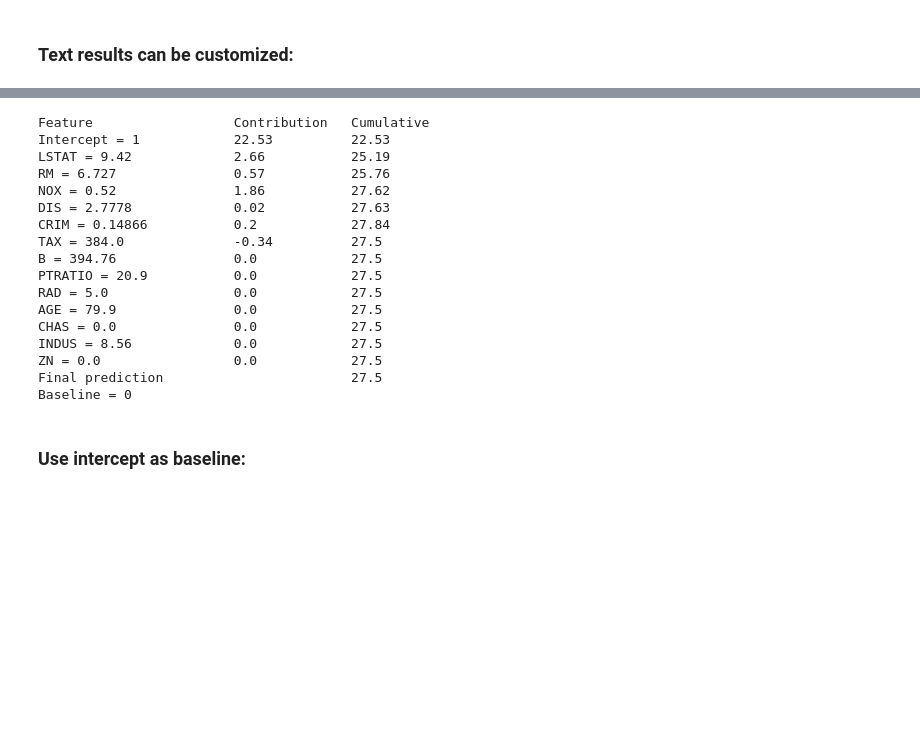
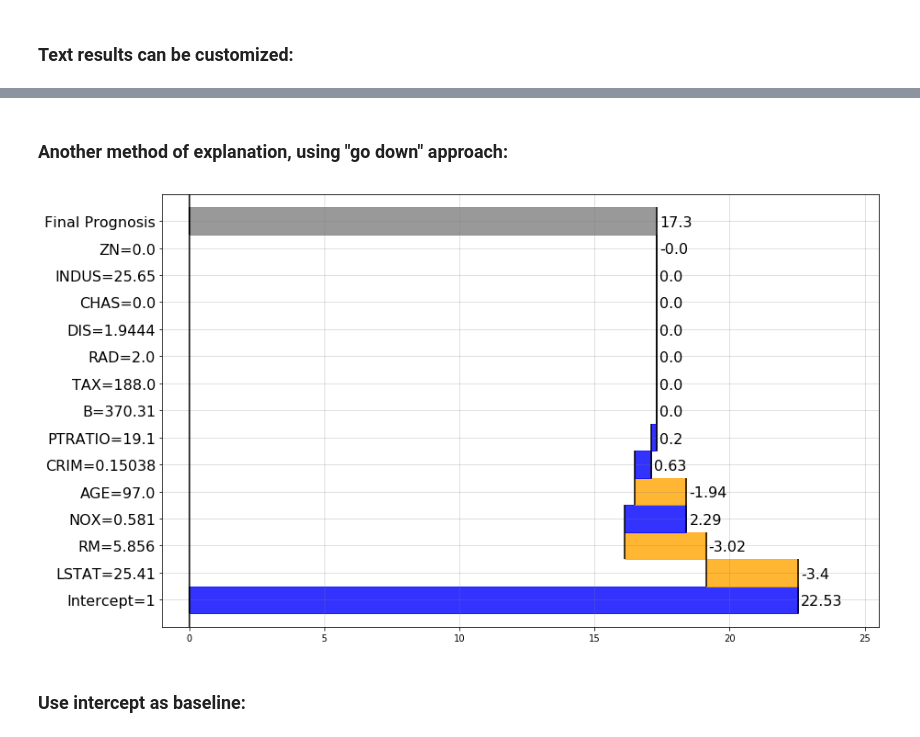
Before and after one commit to MI2DataLab/pyBreakDown, a Jupyter notebook: README.ipynb, the cells around one changed output, grey strips where cells are left out. Saved outputs shown, nothing was run; the diff lists cells and outputs as text; code cells hidden in the pictures; blank space fills up the shorter version.

```diff
--- a/README.ipynb
+++ b/README.ipynb
@@ -77,23 +86,9 @@ Baseline = 0
+# %% [markdown]
+### Another method of explanation, using "go down" approach:
 # %%
-explainer.explain(observation=data[100,:],data=data, direction="down", baseline=0).text()
+explainer.explain(observation=x.data[123,:], direction="down", baseline=0).visualize()
 # %% [output]
-Feature                  Contribution   Cumulative
-Intercept = 1            22.53          22.53
-LSTAT = 9.42             2.66           25.19
-RM = 6.727               0.57           25.76
-NOX = 0.52               1.86           27.62
-DIS = 2.7778             0.02           27.63
-CRIM = 0.14866           0.2            27.84
-TAX = 384.0              -0.34          27.5
-B = 394.76               0.0            27.5
-PTRATIO = 20.9           0.0            27.5
-RAD = 5.0                0.0            27.5
-AGE = 79.9               0.0            27.5
-CHAS = 0.0               0.0            27.5
-INDUS = 8.56             0.0            27.5
-ZN = 0.0                 0.0            27.5
-Final prediction                        27.5
-Baseline = 0
+[figure, added]
 # %% [markdown]
 ### Use intercept as baseline:
 # %%
```
Also changed, not shown: parts of 20 cells of this notebook, 1 other file.
